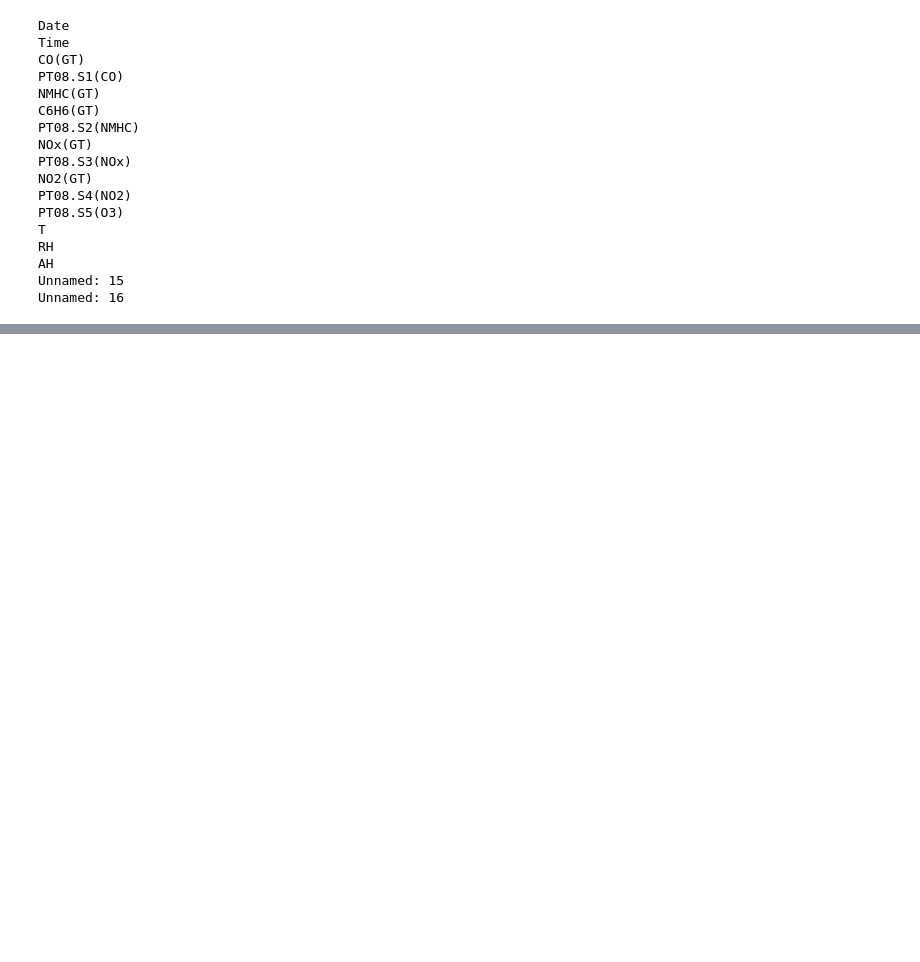
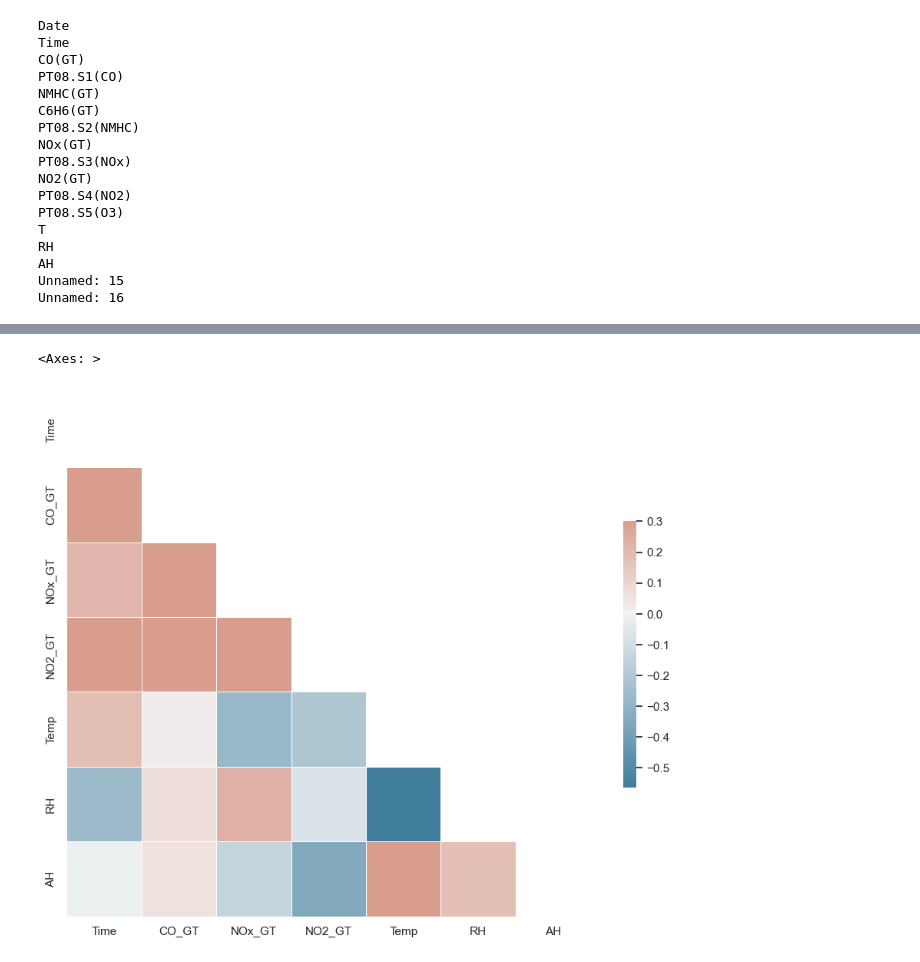
Before and after one commit to ubco-W2022T2-data301/project-group-group59, a Jupyter notebook: analysis/analysis1.ipynb, the cells around one changed output, grey strips where cells are left out. Saved outputs shown, nothing was run; the diff lists cells and outputs as text; code cells hidden in the pictures; blank space fills up the shorter version.

```diff
--- a/analysis/analysis1.ipynb
+++ b/analysis/analysis1.ipynb
@@ -107,4 +135,0 @@ df
-# %%
-df['Date'] = pd.to_datetime(df.Date)
-df.set_index("Date")
-df
@@ -140,0 +197,7 @@ df
+# %%
+df.replace(to_replace=',',value='.',regex=True,inplace=True)
+
+df = df.astype({'Temp':'float', 'RH':'float', 'AH':'float', 'Time':'float', 'CO_GT':'float'})
+#df["Temp"] = df["Temp"].astype('int64')
+
+#df['Date_Time'] = df['Date_Time'].apply(lambda x: dt.datetime.strptime(x,'%d%m%Y:%H:%M.%S'))
@@ -140,0 +209,11 @@ df
+# %%
+#Based on the information provided in the describe function above, dropping all undetermined values(I do not plan to keep the inputs this messy ie multiple lines, just for ease of accese temporarly)
+df = df[(df.NOx_GT != -200)]
+df = df[(df.NO2_GT != -200)]
+df = df[(df.Temp != -200)]
+df = df[(df.RH != -200)]
+df = df[(df.AH != -200)]
+df = df[(df.CO_GT != -200)]
+df_cleaned = df.reset_index(drop=True)
+
+df_cleaned
@@ -140,0 +246,22 @@ df
+# %%
+sns.set_theme(style="white")
+
+
+# Compute the correlation matrix
+corr = df_cleaned.corr()
+
+# Generate a mask for the upper triangle
+mask = np.triu(np.ones_like(corr, dtype=bool))
+
+# Set up the matplotlib figure
+f, ax = plt.subplots(figsize=(11, 9))
+
+# Generate a custom diverging colormap
+cmap = sns.diverging_palette(230, 20, as_cmap=True)
+
+# Draw the heatmap with the mask and correct aspect ratio
+sns.heatmap(corr, mask=mask, cmap=cmap, vmax=.3, center=0,
+            square=True, linewidths=.5, cbar_kws={"shrink": .5})
+# %% [output]
+<Axes: >
+[figure, added]
```
Also changed, not shown: parts of 19 cells of this notebook, 1 other file.
